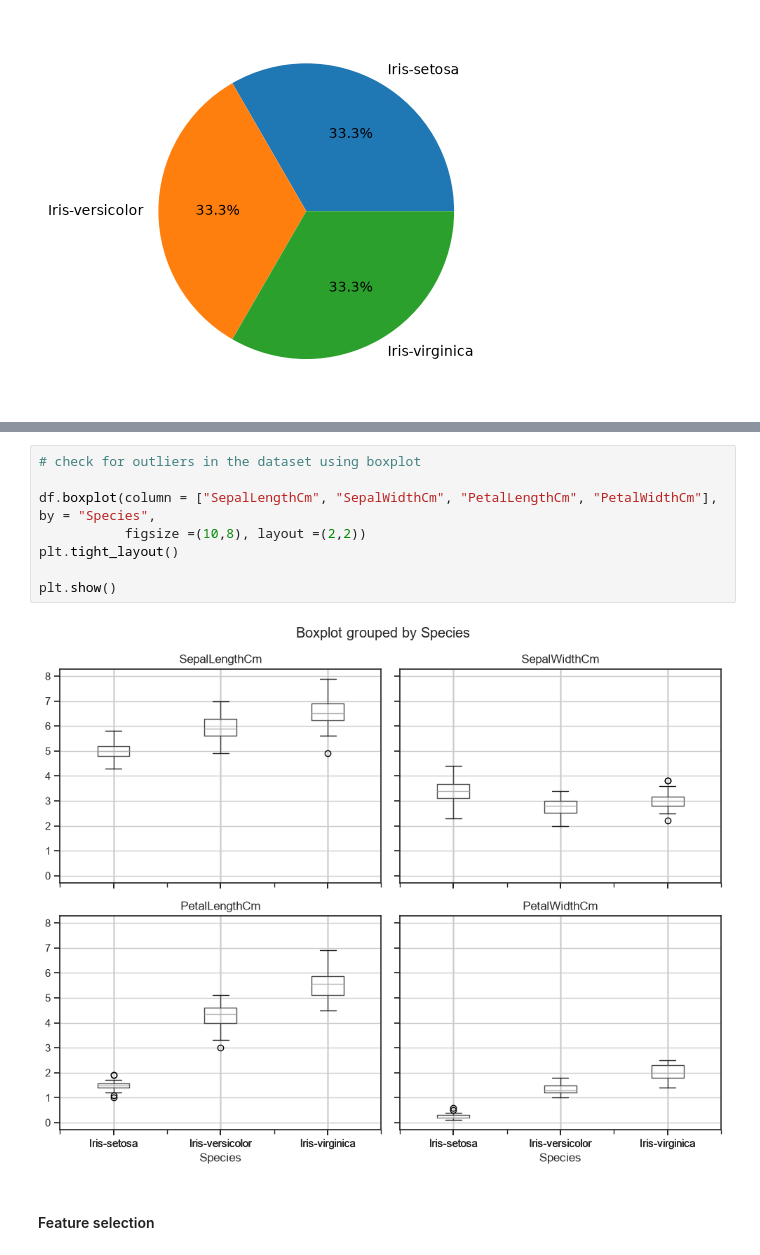
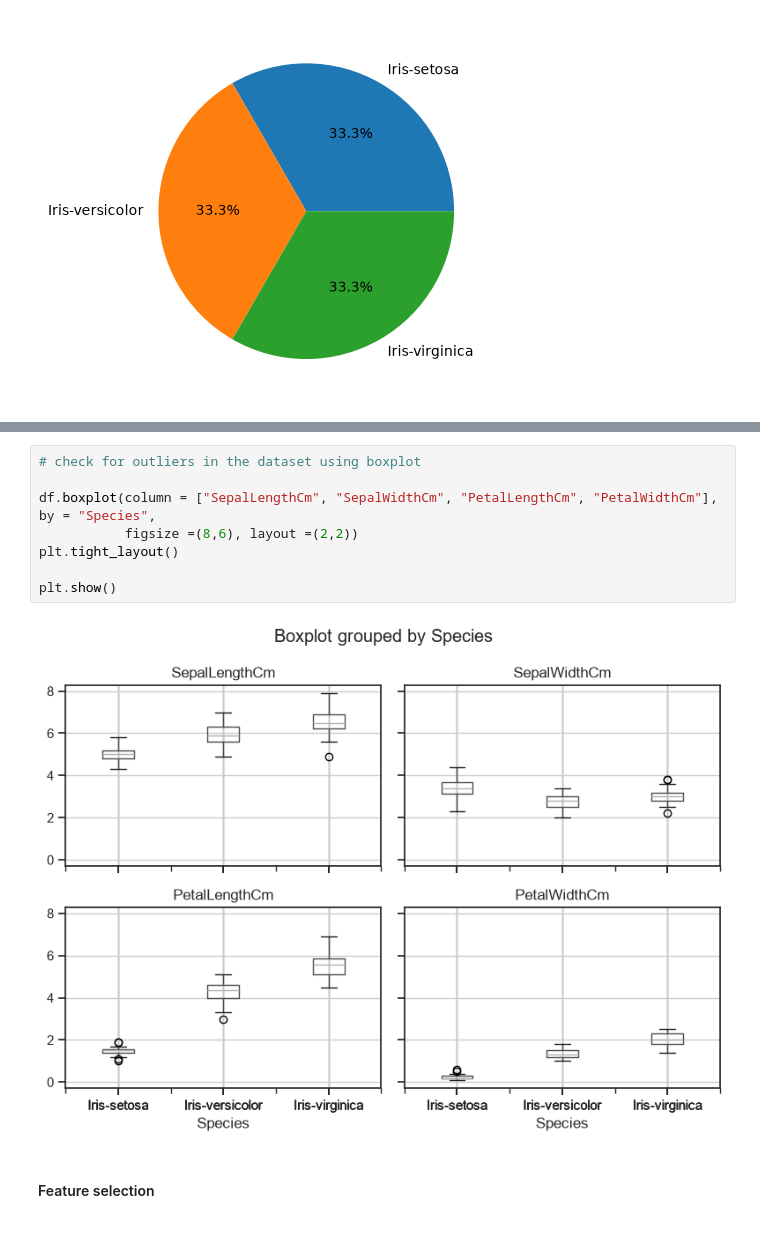
Before and after one commit to Wune04/Iris-Flower-Classification, a Jupyter notebook: Task_1.ipynb, the cells around one changed output, grey strips where cells are left out. Drawn from its saved outputs; the diff is of its cells as text.

```diff
--- a/Task_1.ipynb
+++ b/Task_1.ipynb
@@ -159,13 +159,13 @@ plt.show()
 # %%
 # check for outliers in the dataset using boxplot
 
 df.boxplot(column = ["SepalLengthCm", "SepalWidthCm", "PetalLengthCm", "PetalWidthCm"], by = "Species",
-           figsize =(10,8), layout =(2,2))
+           figsize =(8,6), layout =(2,2))
 plt.tight_layout()
 
 plt.show()
 # %% [output]
-[figure, old version]
+[figure, new version]
 # %% [markdown]
 #### Feature selection
 # %%
```
Also changed, not shown: parts of 4 cells of this notebook.
